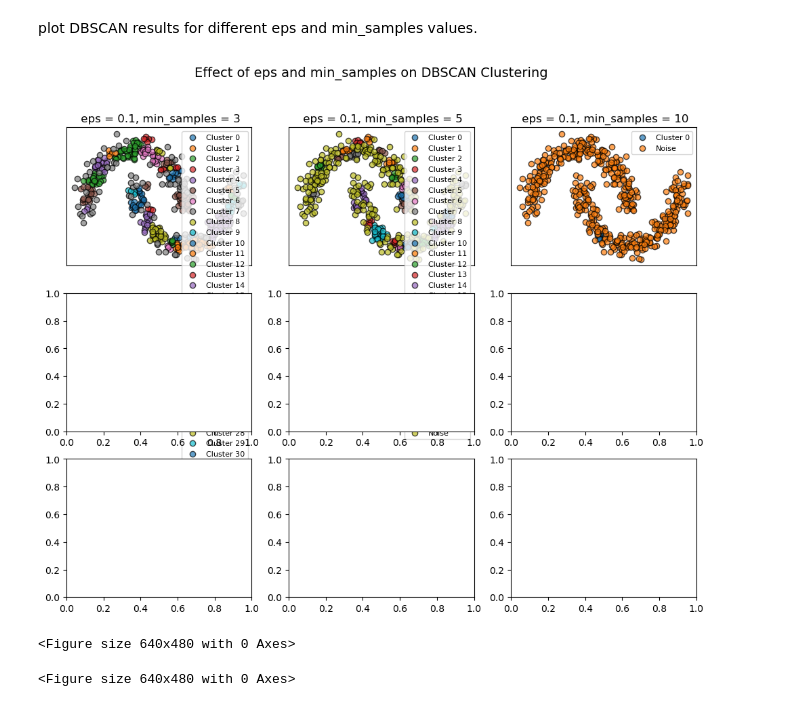
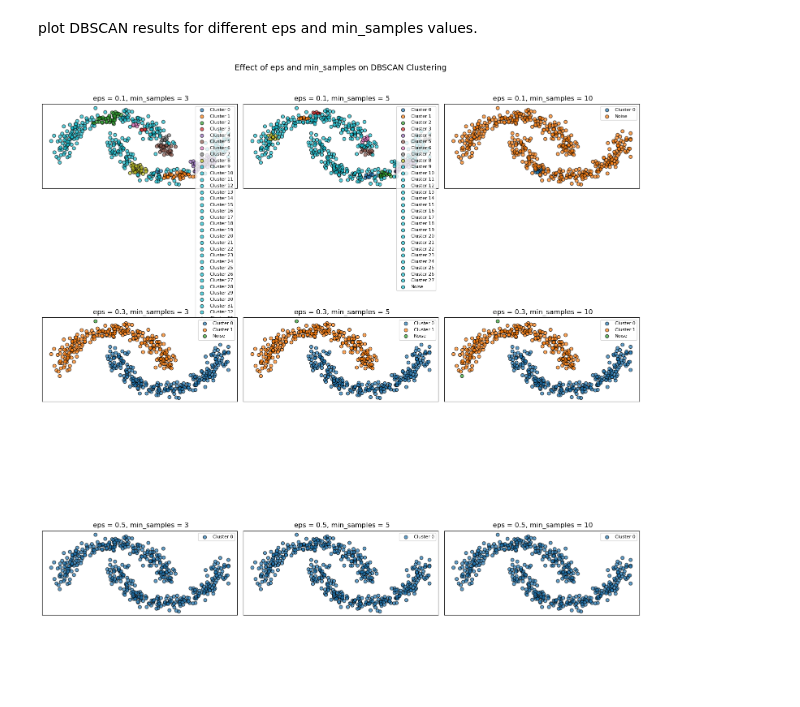
Before and after one commit to vishnuas22/Machine-Learning, a Jupyter notebook: 17.02 DBSCAN eps ,min_samples Tuning.ipynb, the cells around one changed output. Saved outputs shown, nothing was run; the diff lists cells and outputs as text; code cells hidden in the pictures; blank space fills up the shorter version.

```diff
--- a/17.02 DBSCAN eps ,min_samples Tuning.ipynb
+++ b/17.02 DBSCAN eps ,min_samples Tuning.ipynb
@@ -29,7 +29,7 @@ min_samples_values = [3,5,10] # Different minimum samples per cluster
 # %%
 # Plot results for different parameter combinations
 
-fig, axes = plt.subplots(len(eps_values), len(min_samples_values), figsize=(12,9))
+fig, axes = plt.subplots(len(eps_values), len(min_samples_values), figsize=(15,14))
 
 fig.suptitle('Effect of eps and min_samples on DBSCAN Clustering', fontsize=14)
 
@@ -44,37 +44,43 @@ for i , eps in enumerate(eps_values):
 
 
         unique_labels = set(labels)
 
-        cmap = plt.cm.get_cmap("tab10", len(unique_labels))  # Use colormap pyplot.get_cmap()
+        # cmap = plt.cm.get_cmap("tab10", len(unique_labels))
+        # cmap = plt.colormaps["tab10"]
+        cmap = plt.colormaps.get_cmap("tab10")
+
+
+
 
         ax = axes[i,j]
 
         for label in unique_labels:
 
             mask =(labels == label)
 
             color = cmap(label if label != -1 else len(unique_labels)-1)  # Assign color
 
 
             ax.scatter(X[mask,0],X[mask,1],
 
                        label = f'Cluster {label}' if label != -1 else 'Noise',
-                       alpha=0.7, edgecolors='k')
+                       alpha=0.7, edgecolors='k', c=[color])
 
         ax.set_title(f' eps = {eps}, min_samples = {min_samples}')
 
         ax.set_xticks([])
 
         ax.set_yticks([])
 
         ax.legend(fontsize=8, loc='upper right')
 
 
 
-    plt.tight_layout(rect=[0,0,1,0.96])
+plt.tight_layout(rect=[0,0,1,0.96])
 
-    plt.show()
+# fig.set_constrained_layout(True)
+
+
+plt.show()
 # %% [output]
-[figure, old version]
+[figure, new version]
-<Figure size 640x480 with 0 Axes>
-<Figure size 640x480 with 0 Axes>
```
Also changed, not shown: parts of 2 cells of this notebook.
